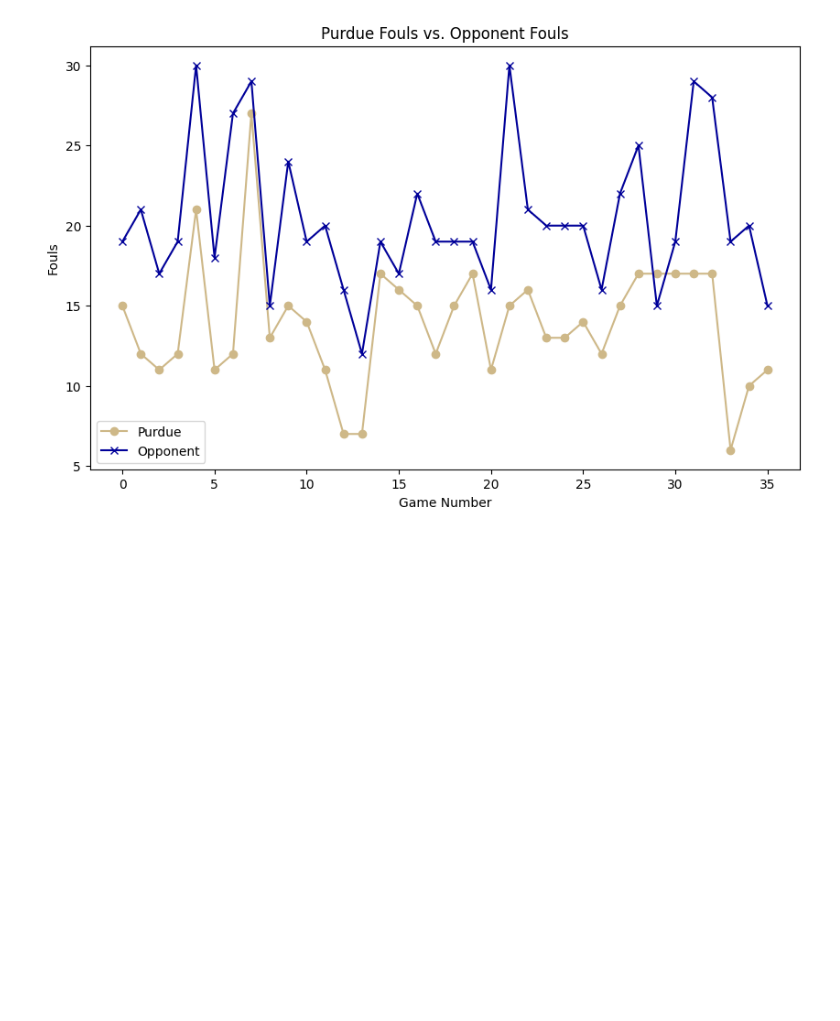
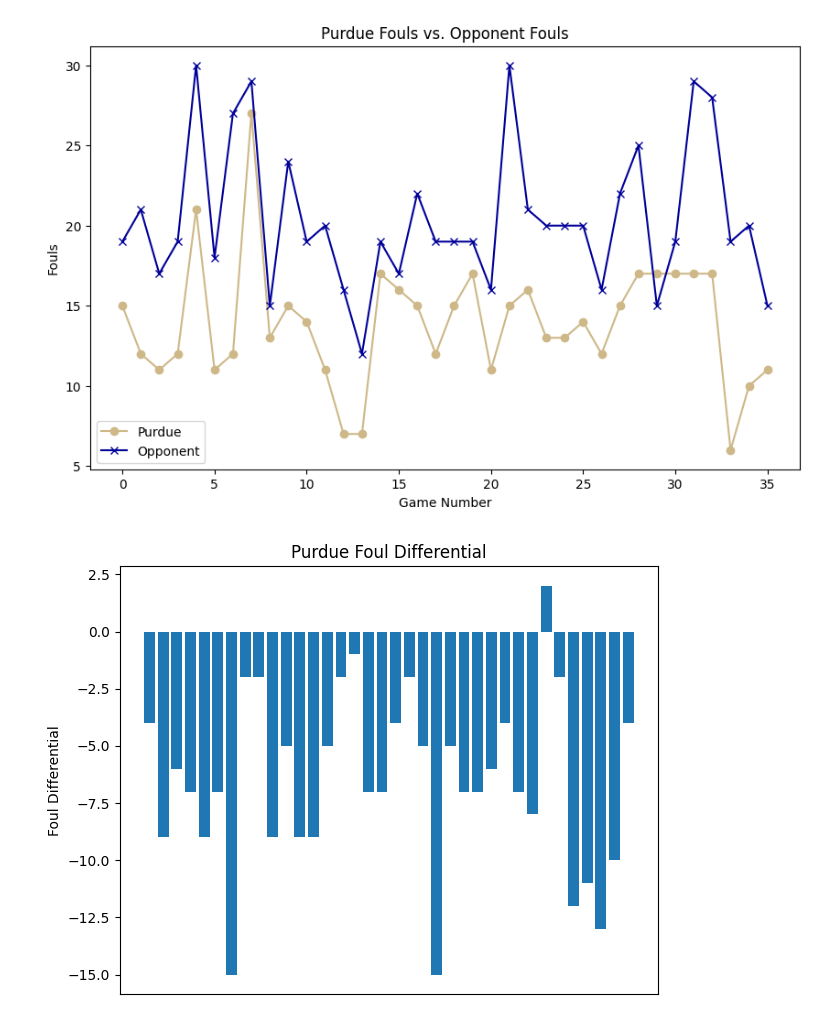
Before and after one commit to wonderrxjr/Data-Parsing, a Jupyter notebook: purdue_data.ipynb, the cells around one changed output. Drawn from its saved outputs; the diff is of its cells as text; code cells hidden in the pictures; blank space fills up the shorter version.

```diff
--- a/purdue_data.ipynb
+++ b/purdue_data.ipynb
@@ -128,3 +128,15 @@ plt.legend()
 plt.show()
 # %% [output]
 [figure]
+# %%
+purdue_foul_diff = data['PF'] - data['OPF']
+
+# Create a bar plot of Purdue foul differential
+plt.bar(data['Date'], purdue_foul_diff)
+plt.ylabel('Foul Differential')
+plt.title('Purdue Foul Differential')
+plt.xticks([])
+plt.tight_layout()
+plt.show()
+# %% [output]
+[figure, added]
```
Also changed, not shown: parts of 1 cell of this notebook.
